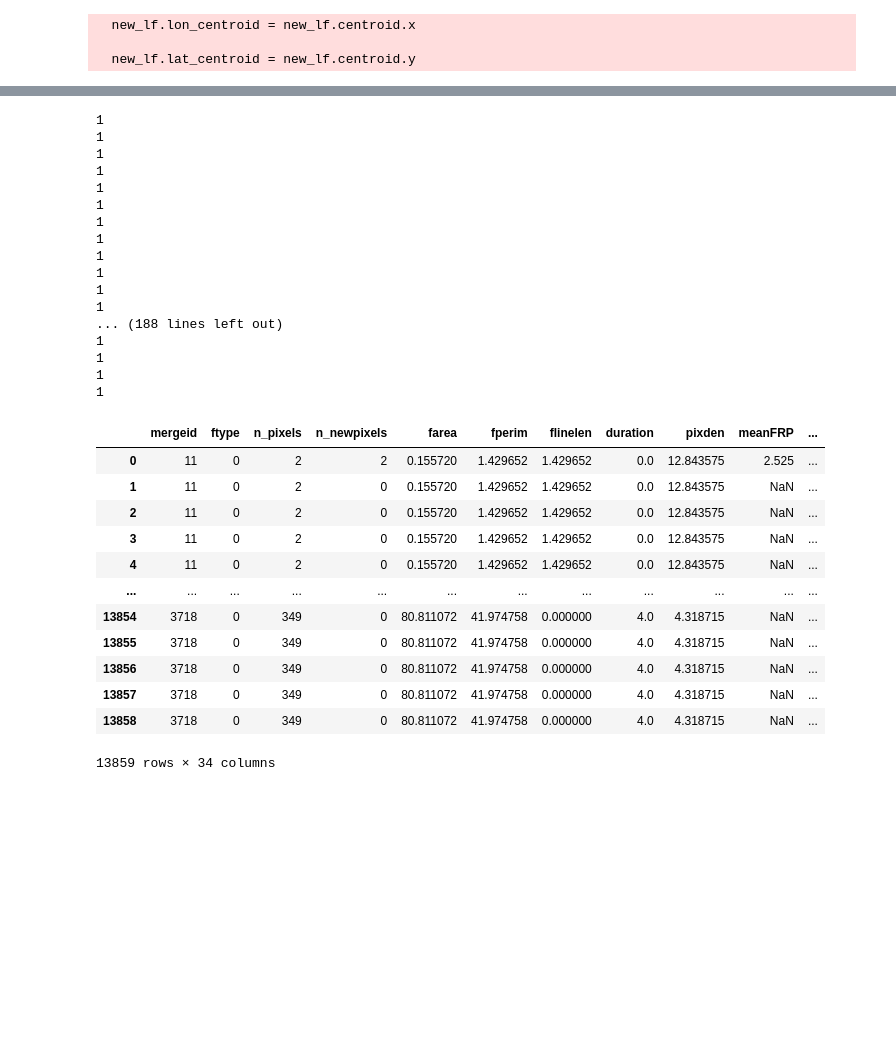
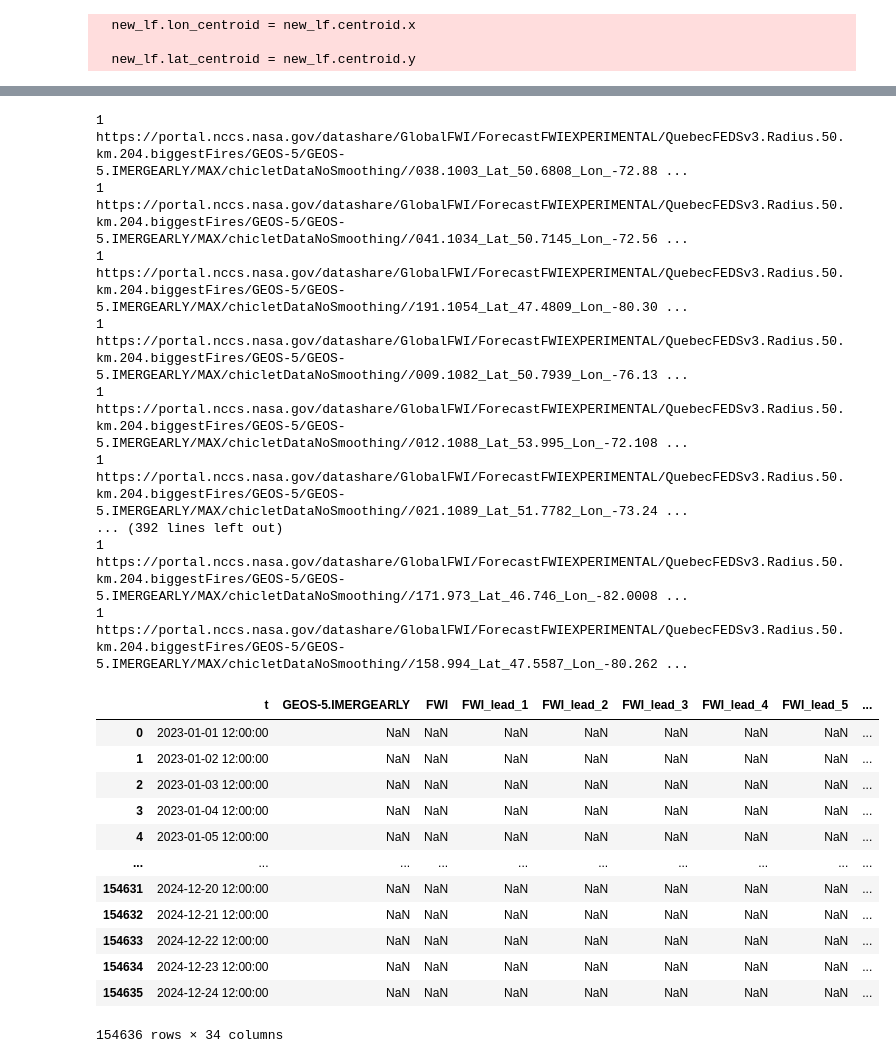
Before and after one commit to mccabete/fwiVis, a Jupyter notebook: notebooks/Fire_extraction.ipynb, the cells around one changed output, grey strips where cells are left out. Saved outputs shown, nothing was run; the diff lists cells and outputs as text; code cells hidden in the pictures; blank space fills up the shorter version.

```diff
--- a/notebooks/Fire_extraction.ipynb
+++ b/notebooks/Fire_extraction.ipynb
@@ -169,7 +169,7 @@ def listFD(url, ext=''):
 # https://portal.nccs.nasa.gov/datashare/GlobalFWI/ForecastFWIEXPERIMENTAL/QuebecFEDSv3.Radius.50.km.176.biggestFires/
 # 'https://portal.nccs.nasa.gov/datashare/GlobalFWI/ForecastFWIEXPERIMENTAL/QuebecAllFires.Radius.25.km.247.biggestFires/GEOS-5/GEOS-5.IMERGEARLY/chicletDataNoSmoothing/
 # 'https://portal.nccs.nasa.gov/datashare/GlobalFWI/ForecastFWIEXPERIMENTAL/QuebecFEDSv3.Radius.50.km.176.biggestFires/GEOS-5/GEOS-5.IMERGEARLY/MAX/chicletDataNoSmoothing/'
-def get_nccs_url(pattern, url = 'https://portal.nccs.nasa.gov/datashare/GlobalFWI/ForecastFWIEXPERIMENTAL/QuebecFEDSv3.Radius.50.km.204.biggestFires/GEOS-5/GEOS-5.IMERGEARLY/MEAN/chicletDataNoSmoothing/', ext = 'csv', pattern2 = "FWI.raw"):
+def get_nccs_url(pattern, url = 'https://portal.nccs.nasa.gov/datashare/GlobalFWI/ForecastFWIEXPERIMENTAL/QuebecFEDSv3.Radius.50.km.204.biggestFires/GEOS-5/GEOS-5.IMERGEARLY/MAX/chicletDataNoSmoothing/', ext = 'csv', pattern2 = "FWI.raw"):
 
 #url = 'https://portal.nccs.nasa.gov/datashare/GlobalFWI/ForecastFWIEXPERIMENTAL/QuebecAllFires.Radius.25.km.216.biggestFires/GEOS-5/GEOS-5.IMERGEARLY/chicletDataNoSmoothing/'
 #ext = 'csv'
@@ -203,7 +203,7 @@ def get_gridded_fwi(fireID):
     #pattern = "FWI." + fireID
     pattern = "\." + fireID + "\_Lat"
     url = get_nccs_url(pattern = pattern)
-
+    print(url)
     if(url is not None):
 
         # Get the DF
@@ -233,0 +232,4 @@ smol = lf[lf.fireID == lf.fireID.iloc[0]]
+# %%
+smol = lf[lf.fireID == lf.fireID.iloc[0]]
+fireID = smol.fireID.iloc[0]
+fwi = get_gridded_fwi(str(fireID))
@@ -234,54 +253,63 @@ smol = lf[lf.fireID == lf.fireID.iloc[0]]
 # %%
-def merge_gridded_FWI_data(df, FWI_subset_t = True):
+def merge_gridded_FWI_data(df, FWI_subset_t = False):
     fireID = df.fireID.iloc[0]
     fwi = get_gridded_fwi(str(fireID))
+
+    df.t = df.t.astype("datetime64[ns]")
+
     if(fwi is None):
         print(f"Warning:{fireID} was not extracted sucessfully.")
         return(None)
     else:
+        fwi.t = fwi.t.astype("datetime64[ns]")
+        fwi.loc[:, "fireID"] = fireID
         if(FWI_subset_t):
             fwi = fwi[fwi.t.astype("datetime64[ns]") >= df.t.astype("datetime64[ns]").min()]
             fwi = fwi[fwi.t.astype("datetime64[ns]") <= df.t.astype("datetime64[ns]").max()]
-            df.t = df.t.astype("datetime64[ns]")
-            fwi.t = fwi.t.astype("datetime64[ns]")
-        merged = df.merge(fwi, on = ["t"], how = "outer")
+
+        merged = fwi.merge(df, on = ["fireID", "t"], how = "outer")
         return(merged)
 # %%
 col_names = lf.columns
+
+lf.fireID = lf.fireID.astype("int")
+lf.fireID = lf.fireID.astype("str")
+
+
 merged_lf = lf.groupby("fireID")[col_names].apply(merge_gridded_FWI_data).reset_index(drop=True) #include_groups=True ## This rearranges the columns so that fireID isn't first.
 #test = smol.groupby("fireID")[col_names].apply(merge_gridded_FWI_data).reset_index() #include_groups=True
 merged_lf
 # %% [output]
 1
+https://portal.nccs.nasa.gov/datashare/GlobalFWI/ForecastFWIEXPERIMENTAL/QuebecFEDSv3.Radius.50.km.204.biggestFires/GEOS-5/GEOS-5.IMERGEARLY/MAX/chicletDataNoSmoothing//038.1003_Lat_50.6808_Lon_-72.88 ...
 1
+https://portal.nccs.nasa.gov/datashare/GlobalFWI/ForecastFWIEXPERIMENTAL/QuebecFEDSv3.Radius.50.km.204.biggestFires/GEOS-5/GEOS-5.IMERGEARLY/MAX/chicletDataNoSmoothing//041.1034_Lat_50.7145_Lon_-72.56 ...
 1
+https://portal.nccs.nasa.gov/datashare/GlobalFWI/ForecastFWIEXPERIMENTAL/QuebecFEDSv3.Radius.50.km.204.biggestFires/GEOS-5/GEOS-5.IMERGEARLY/MAX/chicletDataNoSmoothing//191.1054_Lat_47.4809_Lon_-80.30 ...
 1
+https://portal.nccs.nasa.gov/datashare/GlobalFWI/ForecastFWIEXPERIMENTAL/QuebecFEDSv3.Radius.50.km.204.biggestFires/GEOS-5/GEOS-5.IMERGEARLY/MAX/chicletDataNoSmoothing//009.1082_Lat_50.7939_Lon_-76.13 ...
 1
+https://portal.nccs.nasa.gov/datashare/GlobalFWI/ForecastFWIEXPERIMENTAL/QuebecFEDSv3.Radius.50.km.204.biggestFires/GEOS-5/GEOS-5.IMERGEARLY/MAX/chicletDataNoSmoothing//012.1088_Lat_53.995_Lon_-72.108 ...
 1
+https://portal.nccs.nasa.gov/datashare/GlobalFWI/ForecastFWIEXPERIMENTAL/QuebecFEDSv3.Radius.50.km.204.biggestFires/GEOS-5/GEOS-5.IMERGEARLY/MAX/chicletDataNoSmoothing//021.1089_Lat_51.7782_Lon_-73.24 ...
+... (392 lines left out)
 1
+https://portal.nccs.nasa.gov/datashare/GlobalFWI/ForecastFWIEXPERIMENTAL/QuebecFEDSv3.Radius.50.km.204.biggestFires/GEOS-5/GEOS-5.IMERGEARLY/MAX/chicletDataNoSmoothing//171.973_Lat_46.746_Lon_-82.0008 ...
 1
-1
-1
-1
-1
-... (188 lines left out)
-1
-1
-1
-1
+https://portal.nccs.nasa.gov/datashare/GlobalFWI/ForecastFWIEXPERIMENTAL/QuebecFEDSv3.Radius.50.km.204.biggestFires/GEOS-5/GEOS-5.IMERGEARLY/MAX/chicletDataNoSmoothing//158.994_Lat_47.5587_Lon_-80.262 ...
-|  | mergeid | ftype | n_pixels | n_newpixels | farea | fperim | flinelen | duration | pixden | meanFRP | ... |
-| 0 | 11 | 0 | 2 | 2 | 0.155720 | 1.429652 | 1.429652 | 0.0 | 12.843575 | 2.525 | ... |
-| 1 | 11 | 0 | 2 | 0 | 0.155720 | 1.429652 | 1.429652 | 0.0 | 12.843575 | NaN | ... |
-| 2 | 11 | 0 | 2 | 0 | 0.155720 | 1.429652 | 1.429652 | 0.0 | 12.843575 | NaN | ... |
-| 3 | 11 | 0 | 2 | 0 | 0.155720 | 1.429652 | 1.429652 | 0.0 | 12.843575 | NaN | ... |
-| 4 | 11 | 0 | 2 | 0 | 0.155720 | 1.429652 | 1.429652 | 0.0 | 12.843575 | NaN | ... |
-| ... | ... | ... | ... | ... | ... | ... | ... | ... | ... | ... | ... |
-| 13854 | 3718 | 0 | 349 | 0 | 80.811072 | 41.974758 | 0.000000 | 4.0 | 4.318715 | NaN | ... |
-| 13855 | 3718 | 0 | 349 | 0 | 80.811072 | 41.974758 | 0.000000 | 4.0 | 4.318715 | NaN | ... |
-| 13856 | 3718 | 0 | 349 | 0 | 80.811072 | 41.974758 | 0.000000 | 4.0 | 4.318715 | NaN | ... |
-| 13857 | 3718 | 0 | 349 | 0 | 80.811072 | 41.974758 | 0.000000 | 4.0 | 4.318715 | NaN | ... |
-| 13858 | 3718 | 0 | 349 | 0 | 80.811072 | 41.974758 | 0.000000 | 4.0 | 4.318715 | NaN | ... |
+|  | t | GEOS-5.IMERGEARLY | FWI | FWI_lead_1 | FWI_lead_2 | FWI_lead_3 | FWI_lead_4 | FWI_lead_5 | ... |
+| 0 | 2023-01-01 12:00:00 | NaN | NaN | NaN | NaN | NaN | NaN | NaN | ... |
+| 1 | 2023-01-02 12:00:00 | NaN | NaN | NaN | NaN | NaN | NaN | NaN | ... |
+| 2 | 2023-01-03 12:00:00 | NaN | NaN | NaN | NaN | NaN | NaN | NaN | ... |
+| 3 | 2023-01-04 12:00:00 | NaN | NaN | NaN | NaN | NaN | NaN | NaN | ... |
+| 4 | 2023-01-05 12:00:00 | NaN | NaN | NaN | NaN | NaN | NaN | NaN | ... |
+| ... | ... | ... | ... | ... | ... | ... | ... | ... | ... |
+| 154631 | 2024-12-20 12:00:00 | NaN | NaN | NaN | NaN | NaN | NaN | NaN | ... |
+| 154632 | 2024-12-21 12:00:00 | NaN | NaN | NaN | NaN | NaN | NaN | NaN | ... |
+| 154633 | 2024-12-22 12:00:00 | NaN | NaN | NaN | NaN | NaN | NaN | NaN | ... |
+| 154634 | 2024-12-23 12:00:00 | NaN | NaN | NaN | NaN | NaN | NaN | NaN | ... |
+| 154635 | 2024-12-24 12:00:00 | NaN | NaN | NaN | NaN | NaN | NaN | NaN | ... |
-13859 rows × 34 columns
+154636 rows × 34 columns
 # %%
 import datetime
 now = date.today()
```
Also changed, not shown: parts of 12 cells of this notebook, 2 other files.
